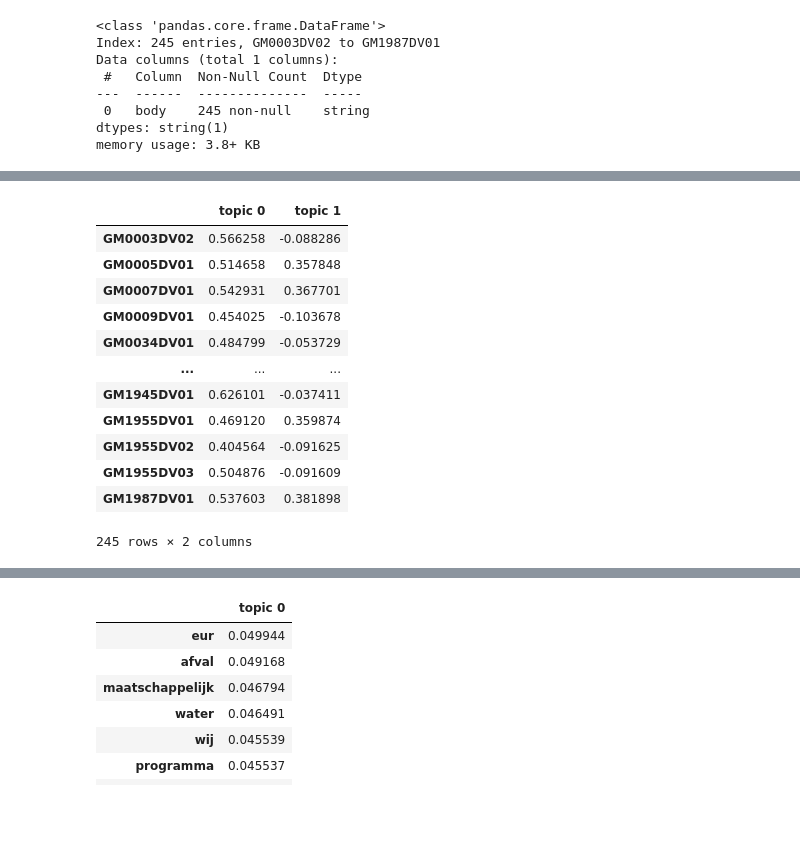
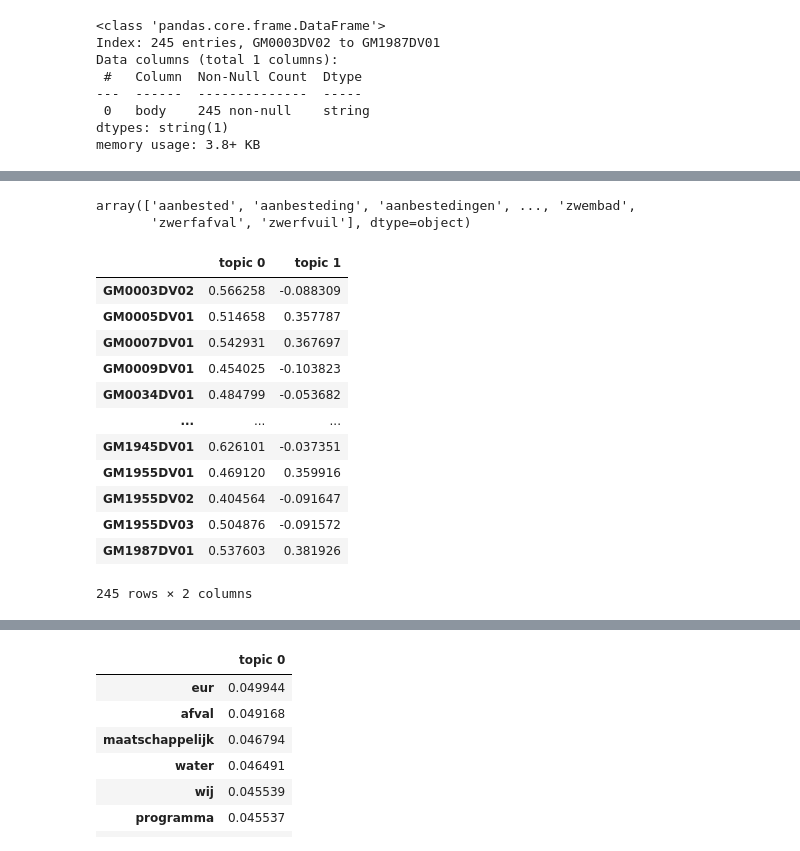
Before and after one commit to kjkoster/execute-enexis, a Jupyter notebook: notebooks/02 enexis governance -- LSA.ipynb, the cells around one changed output, grey strips where cells are left out. Saved outputs shown, nothing was run; the diff lists cells and outputs as text; code cells hidden in the pictures; blank space fills up the shorter version.

```diff
--- a/notebooks/02 enexis governance -- LSA.ipynb
+++ b/notebooks/02 enexis governance -- LSA.ipynb
@@ -277,10 +77,0 @@ digraph {
-# %%
-# the caller is expected to select the right column from their data frame and
-# pass it in as a series.
-def compose_document_term_matrix(series, min_df=1, max_df=1.0, sublinear_tf=False):
-    vectorizer = TfidfVectorizer(min_df=min_df, max_df=max_df, sublinear_tf=sublinear_tf)
-    dt_matrix  = vectorizer.fit_transform(series)
-    dictionary = vectorizer.get_feature_names_out()
-
-    return pd.DataFrame(index=series.index, columns=dictionary, data=dt_matrix.toarray()), \
-           dictionary
@@ -310,3 +113,25 @@ sns.heatmap(trivial_topic_encodings, annot=True, cmap=CMAP_VLAG);
+# %%
+# the caller is expected to select the right column from their data frame and
+# pass it in as a series.
+def compose_document_term_matrix(series, min_df, max_df, sublinear_tf):
+    vectorizer = TfidfVectorizer(min_df=min_df, max_df=max_df, sublinear_tf=sublinear_tf)
+    dt_matrix  = vectorizer.fit_transform(series)
+    dictionary = vectorizer.get_feature_names_out()
+
+    return pd.DataFrame(index=series.index, columns=dictionary, data=dt_matrix.toarray()), \
+           dictionary
+
+def perform_lsa(dt_matrix, dictionary, n_components):
+    svd = TruncatedSVD(n_components=n_components)
+    lsa = svd.fit_transform(dt_matrix)
+    topics = [f"topic {n}" for n in range(lsa.shape[1])]
+
+    return pd.DataFrame(index=dt_matrix.index, data=lsa, columns=topics), \
+           pd.DataFrame(index=topics, data=svd.components_, columns=dictionary).T
+
+def n_most_significant(topic, n_terms, encoding_matrix):
+    df = encoding_matrix[topic]
+    return df.iloc[df.abs().argsort()][::-1][:n_terms].to_frame()
 # %% [markdown]
 ---
 ## Apply LSA to the Governance Data Set
@@ -338,6 +163,10 @@ def load_corpus_as_dataframe(glob):
     return df
 # %% [output]
 'Duurzaamheidsvisie' documents = ../cache/Governance/GM????DV??.txt
+# %%
+MIN_DF = 15   # count
+MAX_DF = 0.85 # percent
+SUBLINEAR_TF = True
 # %%
 corpus = load_corpus_as_dataframe(GLOB_DV)
 corpus
@@ -390,0 +198,3 @@ array(['aanbested', 'aanbesteding', 'aanbestedingen', ..., 'zwembad',
+# %%
+document_term_matrix, dictionary = compose_document_term_matrix(corpus[DOCUMENT_BODY], min_df=MIN_DF, max_df=MAX_DF, sublinear_tf=SUBLINEAR_TF)
+document_term_matrix
@@ -391,19 +215,24 @@ array(['aanbested', 'aanbesteding', 'aanbestedingen', ..., 'zwembad',
+# %%
+dictionary
+# %% [output]
+array(['aanbested', 'aanbesteding', 'aanbestedingen', ..., 'zwembad',
+       'zwerfafval', 'zwerfvuil'], dtype=object)
 # %%
-topic_encodings, encoding_matrix = perform_lsa(document_term_matrix, dictionary)
+topic_encodings, encoding_matrix = perform_lsa(document_term_matrix, dictionary, 2)
 topic_encodings
 # %% [output]
 |  | topic 0 | topic 1 |
-| GM0003DV02 | 0.566258 | -0.088286 |
-| GM0005DV01 | 0.514658 | 0.357848 |
-| GM0007DV01 | 0.542931 | 0.367701 |
-| GM0009DV01 | 0.454025 | -0.103678 |
-| GM0034DV01 | 0.484799 | -0.053729 |
+| GM0003DV02 | 0.566258 | -0.088309 |
+| GM0005DV01 | 0.514658 | 0.357787 |
+| GM0007DV01 | 0.542931 | 0.367697 |
+| GM0009DV01 | 0.454025 | -0.103823 |
+| GM0034DV01 | 0.484799 | -0.053682 |
 | ... | ... | ... |
-| GM1945DV01 | 0.626101 | -0.037411 |
-| GM1955DV01 | 0.469120 | 0.359874 |
-| GM1955DV02 | 0.404564 | -0.091625 |
-| GM1955DV03 | 0.504876 | -0.091609 |
-| GM1987DV01 | 0.537603 | 0.381898 |
+| GM1945DV01 | 0.626101 | -0.037351 |
+| GM1955DV01 | 0.469120 | 0.359916 |
+| GM1955DV02 | 0.404564 | -0.091647 |
+| GM1955DV03 | 0.504876 | -0.091572 |
+| GM1987DV01 | 0.537603 | 0.381926 |
 245 rows × 2 columns
 # %%
 encoding_matrix
```
Also changed, not shown: parts of 40 cells of this notebook.
